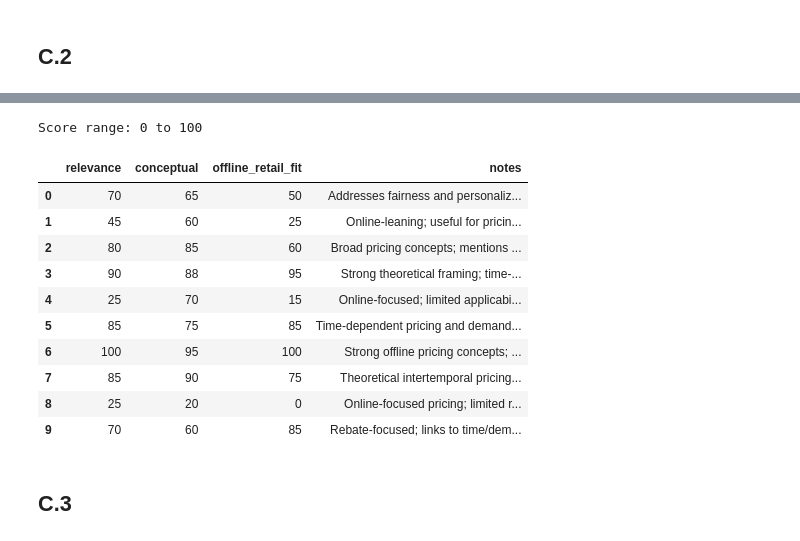
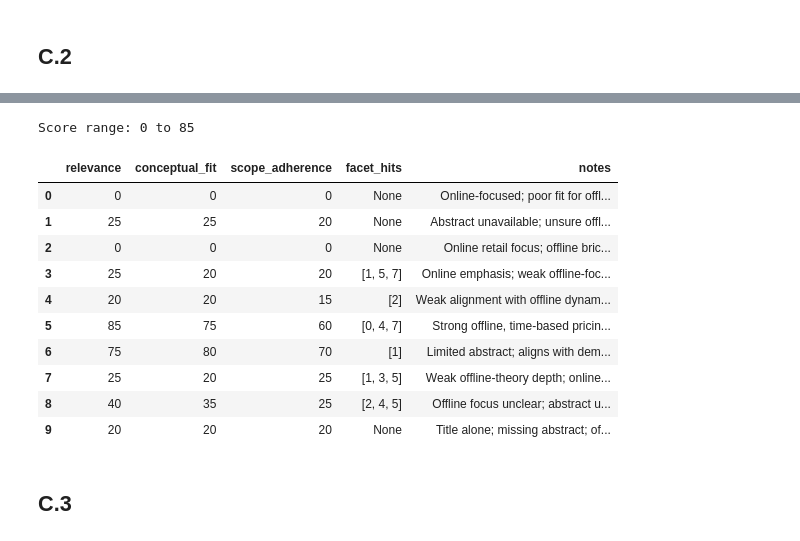
Before and after one commit to mrlmueller/instantpaper-demo, a Jupyter notebook: sources.ipynb, the cells around one changed output, grey strips where cells are left out. Drawn from its saved outputs; the diff is of its cells as text; code cells hidden in the pictures.

```diff
--- a/sources.ipynb
+++ b/sources.ipynb
@@ -625,8 +850,8 @@ import pandas as pd
 
 from sklearn.metrics.pairwise import cosine_similarity
 
-# Use main + facets as separate "retrieval queries"
-query_texts = [profile["main_query"]] + profile.get("facet_queries", [])
+# Use main + facets as separate "retrieval queries" (repeat main for extra weight downstream)
+query_texts = [blueprint["main_query"], blueprint["main_query"]] + blueprint.get("facet_queries", [])
 
 TOP_PER_QUERY = 250  # tune: 150–400 are common; larger = more embedding cost
 
@@ -935,12 +1167,33 @@ def cost_from_usage(usage) -> dict:
         "cost_usd": float(c),
     }
 
-def build_prompt(profile: dict, llm_text: str) -> str:
+def fmt_bullets(items):
+    items = items or []
+    return "\n".join(f"- {x}" for x in items) if items else "- (none)"
+
+def fmt_facets(facet_queries):
+    facet_queries = facet_queries or []
+    return "\n".join(f"{i}. {q}" for i, q in enumerate(facet_queries)) if facet_queries else "(none)"
+
+def build_prompt(blueprint: dict, llm_text: str) -> str:
     return (
-        f"CHAPTER MAIN QUERY: {profile['main_query']}\n"
-        f"CHAPTER NOTES: {profile.get('notes','')}\n"
-        f"FACETS: {', '.join(profile.get('facet_queries', []))}\n\n"
-        f"{llm_text}"
+        "CHAPTER_BLUEPRINT:\n"
+        f"SCOPE_STATEMENT: {blueprint.get('scope_statement','')}\n"
+        f"MAIN_QUERY: {blueprint.get('main_query','')}\n"
+        "MUST_COVER:\n"
+        f"{fmt_bullets(blueprint.get('must_cover'))}\n"
+        "SHOULD_COVER:\n"
+        f"{fmt_bullets(blueprint.get('should_cover'))}\n"
+        "MUST_AVOID:\n"
+        f"{fmt_bullets(blueprint.get('must_avoid'))}\n"
+        f"PREFERRED_SOURCE_TYPES: {', '.join(blueprint.get('preferred_source_types') or [])}\n"
+        f"NEGATIVE_QUERY_TERMS: {', '.join(blueprint.get('negative_query_terms') or [])}\n"
+        "FACET_QUERIES (0-based indices):\n"
+        f"{fmt_facets(blueprint.get('facet_queries'))}\n"
+        f"SCORING_GUIDANCE: {blueprint.get('scoring_guidance','')}\n"
+        f"NOTES: {blueprint.get('notes','')}\n\n"
+        "CANDIDATE:\n"
+        f"{llm_text}\n"
     )
 
 def cache_path_for_prompt(prompt: str, model: str, instructions_version: str) -> Path:
@@ -958,7 +1211,7 @@ async def rerank_one(idx: int, row, max_retries: int = 6):
     If loaded from local cache: usage_dict is zeros.
     """
     llm_text = row["llm_text"]
-    prompt = build_prompt(profile, llm_text)
+    prompt = build_prompt(blueprint, llm_text)
     cp = cache_path_for_prompt(prompt, model="gpt-5-nano", instructions_version=INSTRUCTIONS_VERSION)
 
     # Local cache hit => no API call
@@ -1045,21 +1298,21 @@ df_scores.head()
 # %%
-mx = df_scores[["relevance","conceptual","offline_retail_fit"]].max().max()
-mn = df_scores[["relevance","conceptual","offline_retail_fit"]].min().min()
+mx = df_scores[["relevance","conceptual_fit","scope_adherence"]].max().max()
+mn = df_scores[["relevance","conceptual_fit","scope_adherence"]].min().min()
 print("Score range:", mn, "to", mx)
-df_scores[["relevance","conceptual","offline_retail_fit","notes"]].head(10)
+df_scores[["relevance","conceptual_fit","scope_adherence","facet_hits","notes"]].head(10)
 # %% [output]
-Score range: 0 to 100
+Score range: 0 to 85
-|  | relevance | conceptual | offline_retail_fit | notes |
-| 0 | 70 | 65 | 50 | Addresses fairness and personaliz... |
-| 1 | 45 | 60 | 25 | Online-leaning; useful for pricin... |
-| 2 | 80 | 85 | 60 | Broad pricing concepts; mentions ... |
-| 3 | 90 | 88 | 95 | Strong theoretical framing; time-... |
-| 4 | 25 | 70 | 15 | Online-focused; limited applicabi... |
-| 5 | 85 | 75 | 85 | Time-dependent pricing and demand... |
-| 6 | 100 | 95 | 100 | Strong offline pricing concepts; ... |
-| 7 | 85 | 90 | 75 | Theoretical intertemporal pricing... |
-| 8 | 25 | 20 | 0 | Online-focused pricing; limited r... |
-| 9 | 70 | 60 | 85 | Rebate-focused; links to time/dem... |
+|  | relevance | conceptual_fit | scope_adherence | facet_hits | notes |
+| 0 | 0 | 0 | 0 | None | Online-focused; poor fit for offl... |
+| 1 | 25 | 25 | 20 | None | Abstract unavailable; unsure offl... |
+| 2 | 0 | 0 | 0 | None | Online retail focus; offline bric... |
+| 3 | 25 | 20 | 20 | [1, 5, 7] | Online emphasis; weak offline-foc... |
+| 4 | 20 | 20 | 15 | [2] | Weak alignment with offline dynam... |
+| 5 | 85 | 75 | 60 | [0, 4, 7] | Strong offline, time-based pricin... |
+| 6 | 75 | 80 | 70 | [1] | Limited abstract; aligns with dem... |
+| 7 | 25 | 20 | 25 | [1, 3, 5] | Weak offline-theory depth; online... |
+| 8 | 40 | 35 | 25 | [2, 4, 5] | Offline focus unclear; abstract u... |
+| 9 | 20 | 20 | 20 | None | Title alone; missing abstract; of... |
 # %% [markdown]
 ## C.3
 # %%
```
Also changed, not shown: parts of 42 cells of this notebook.
